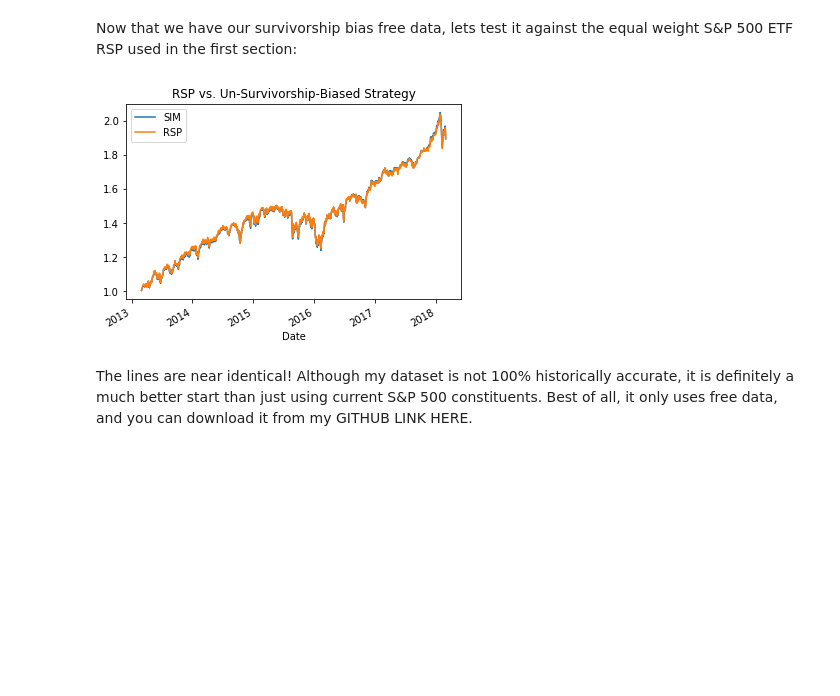
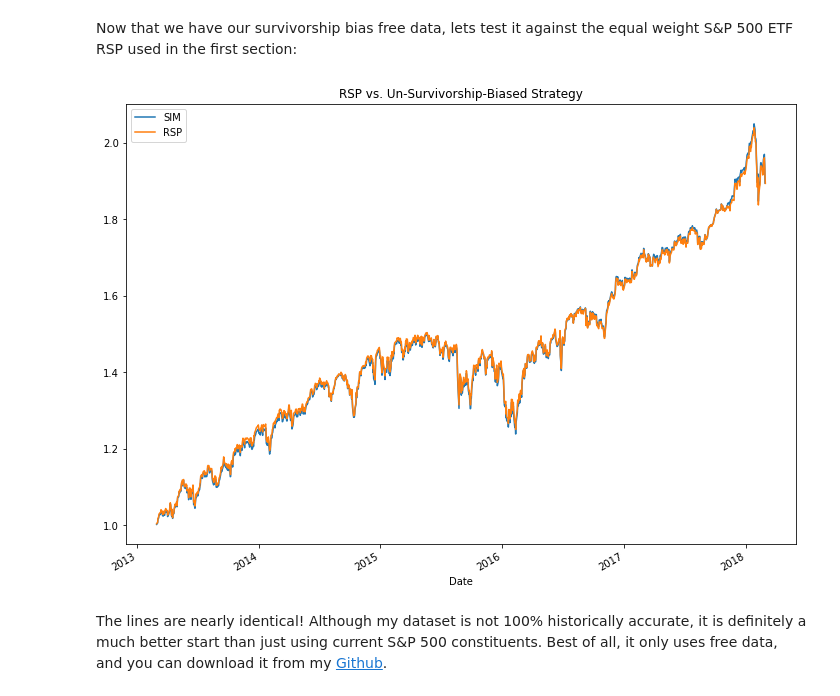
Before and after one commit to teddykoker/blog, a Jupyter notebook: notebooks/creating-a-survivorship-bias-free-sp500-dataset-with-python.ipynb, the cells around one changed output. Cells and saved outputs as stored; diff of their text form; code cells hidden in the pictures; blank space fills up the shorter version.

```diff
--- a/notebooks/creating-a-survivorship-bias-free-sp500-dataset-with-python.ipynb
+++ b/notebooks/creating-a-survivorship-bias-free-sp500-dataset-with-python.ipynb
@@ -255,28 +255,28 @@ Now that we have our survivorship bias free data, lets test it against the equal
 # %%
 sim_rsp = (
     (pd.concat(
         [pd.read_csv(f"survivorship-free/{ticker}.csv", index_col='date', parse_dates=True)[
             'close'
         ].pct_change()
         for ticker in tickers],
         axis=1,
         sort=True,
     ).mean(axis=1, skipna=True) + 1)
     .cumprod()
     .rename("SIM")
 )
 
 rsp = (
     (web.DataReader("RSP", "yahoo", sim_rsp.index[0], sim_rsp.index[-1])[
         "Adj Close"
     ].pct_change() + 0.002 / 252 + 1)  # 0.20% annual ER
     .cumprod()
     .rename("RSP")
 )
 
-sim_rsp.plot(legend=True, title="RSP vs. Un-Survivorship-Biased Strategy")
+sim_rsp.plot(legend=True, title="RSP vs. Un-Survivorship-Biased Strategy", figsize=(12, 9))
 rsp.plot(legend=True);
 # %% [output]
-[figure, old version]
+[figure, new version]
 # %% [markdown]
-The lines are near identical! Although my dataset is not 100% historically accurate, it is definitely a much better start than just using current S&P 500 constituents. Best of all, it only uses free data, and you can download it from my GITHUB LINK HERE.
+The lines are nearly identical! Although my dataset is not 100% historically accurate, it is definitely a much better start than just using current S&P 500 constituents. Best of all, it only uses free data, and you can download it from my [Github](https://github.com/teddykoker/quant/survivorship-free).
```
Also changed, not shown: parts of 11 cells of this notebook, 3 other files.
